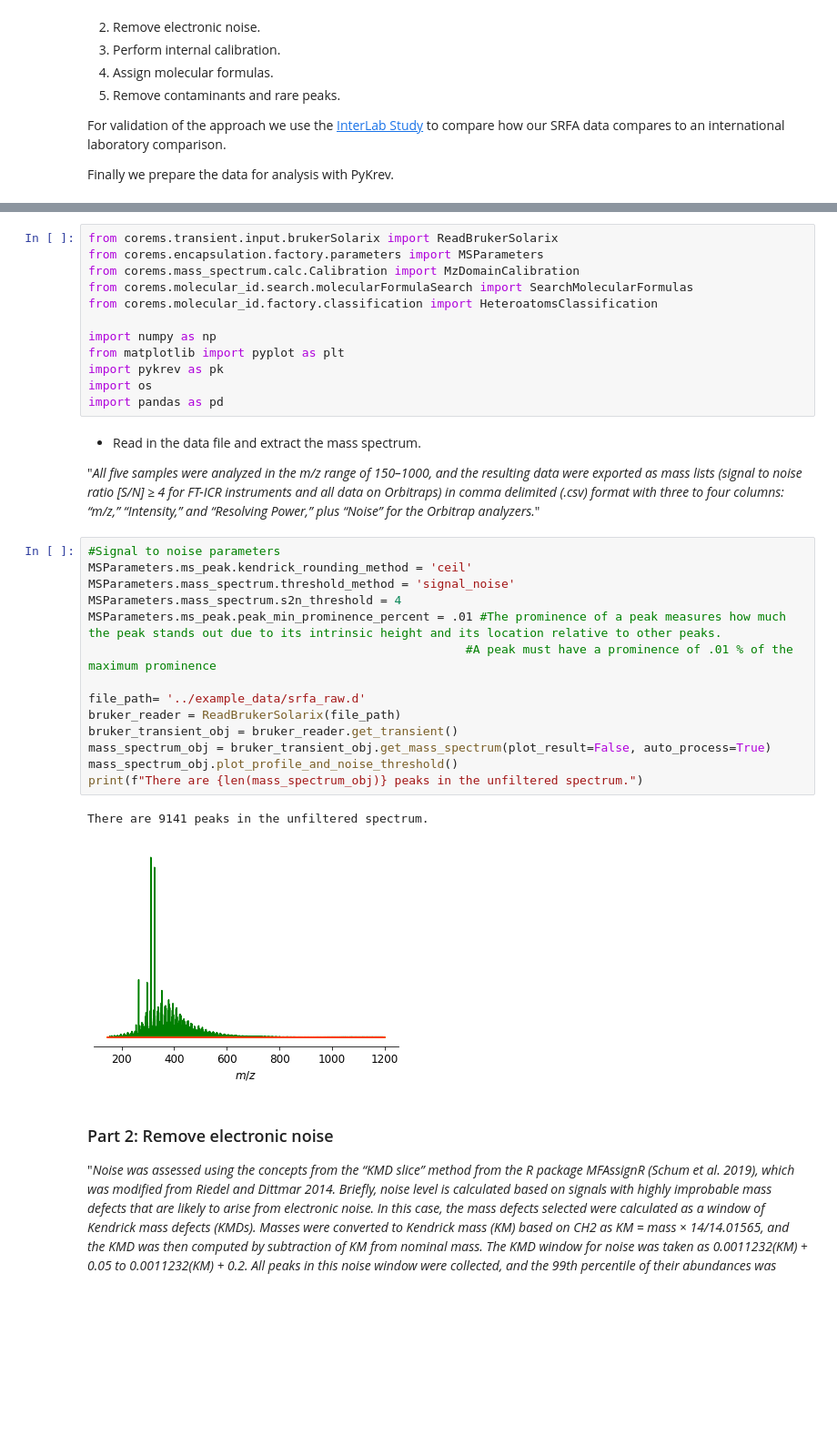
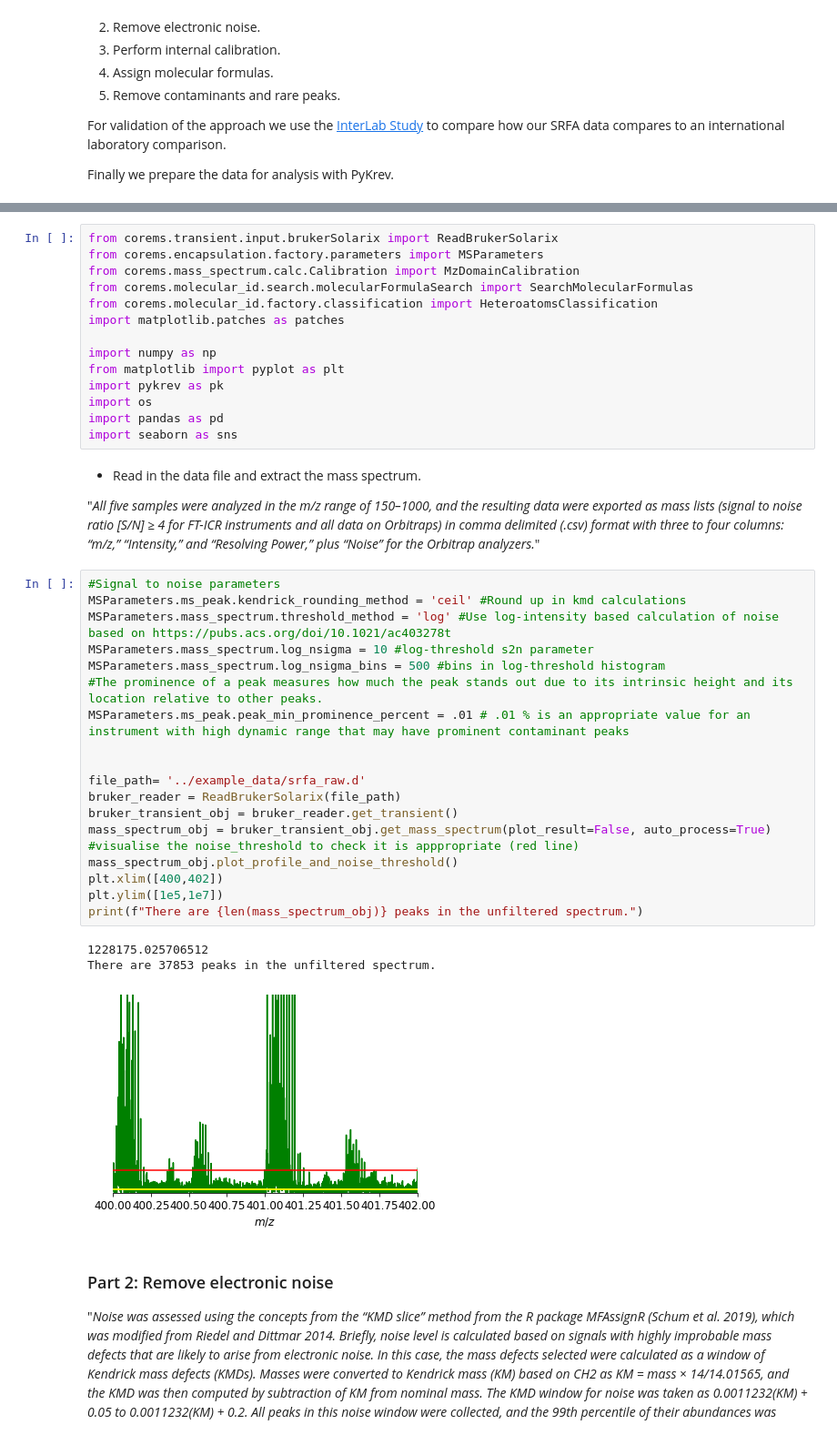
Before and after one commit to Kzra/pykrev, a Jupyter notebook: docs/corems_with_pykrev/CoreMsWithPykrev.ipynb, the cells around one changed output, grey strips where cells are left out. Shown at 91% size. Drawn from its saved outputs; the diff is of its cells as text; blank space fills up the shorter version.

```diff
--- a/docs/corems_with_pykrev/CoreMsWithPykrev.ipynb
+++ b/docs/corems_with_pykrev/CoreMsWithPykrev.ipynb
@@ -23,12 +23,14 @@ from corems.encapsulation.factory.parameters import MSParameters
 from corems.mass_spectrum.calc.Calibration import MzDomainCalibration
 from corems.molecular_id.search.molecularFormulaSearch import SearchMolecularFormulas
 from corems.molecular_id.factory.classification import HeteroatomsClassification
+import matplotlib.patches as patches
 
 import numpy as np
 from matplotlib import pyplot as plt
 import pykrev as pk
 import os
 import pandas as pd
+import seaborn as sns
 # %% [markdown]
 - Read in the data file and extract the mass spectrum.
 
@@ -37,21 +39,27 @@ mass lists (signal to noise ratio [S/N] ≥ 4 for FT-ICR instruments and all dat
 format with three to four columns: “m/z,” “Intensity,” and “Resolving Power,” plus “Noise” for the Orbitrap analyzers.*"
 # %%
 #Signal to noise parameters
-MSParameters.ms_peak.kendrick_rounding_method = 'ceil'
-MSParameters.mass_spectrum.threshold_method = 'signal_noise'
-MSParameters.mass_spectrum.s2n_threshold = 4
-MSParameters.ms_peak.peak_min_prominence_percent = .01 #The prominence of a peak measures how much the peak stands out due to its intrinsic height and its location relative to other peaks.
-                                                     #A peak must have a prominence of .01 % of the maximum prominence
+MSParameters.ms_peak.kendrick_rounding_method = 'ceil' #Round up in kmd calculations
+MSParameters.mass_spectrum.threshold_method = 'log' #Use log-intensity based calculation of noise based on https://pubs.acs.org/doi/10.1021/ac403278t
+MSParameters.mass_spectrum.log_nsigma = 10 #log-threshold s2n parameter
+MSParameters.mass_spectrum.log_nsigma_bins = 500 #bins in log-threshold histogram
+#The prominence of a peak measures how much the peak stands out due to its intrinsic height and its location relative to other peaks.
+MSParameters.ms_peak.peak_min_prominence_percent = .01 # .01 % is an appropriate value for an instrument with high dynamic range that may have prominent contaminant peaks
+
 
 file_path= '../example_data/srfa_raw.d'
 bruker_reader = ReadBrukerSolarix(file_path)
 bruker_transient_obj = bruker_reader.get_transient()
 mass_spectrum_obj = bruker_transient_obj.get_mass_spectrum(plot_result=False, auto_process=True)
+#visualise the noise_threshold to check it is apppropriate (red line)
 mass_spectrum_obj.plot_profile_and_noise_threshold()
+plt.xlim([400,402])
+plt.ylim([1e5,1e7])
 print(f"There are {len(mass_spectrum_obj)} peaks in the unfiltered spectrum.")
 # %% [output]
-There are 9141 peaks in the unfiltered spectrum.
+1228175.025706512
+There are 37853 peaks in the unfiltered spectrum.
-[figure, old version]
+[figure, new version]
 # %% [markdown]
 ### Part 2: Remove electronic noise
 
```
Also changed, not shown: parts of 13 cells of this notebook, 20 other files.
